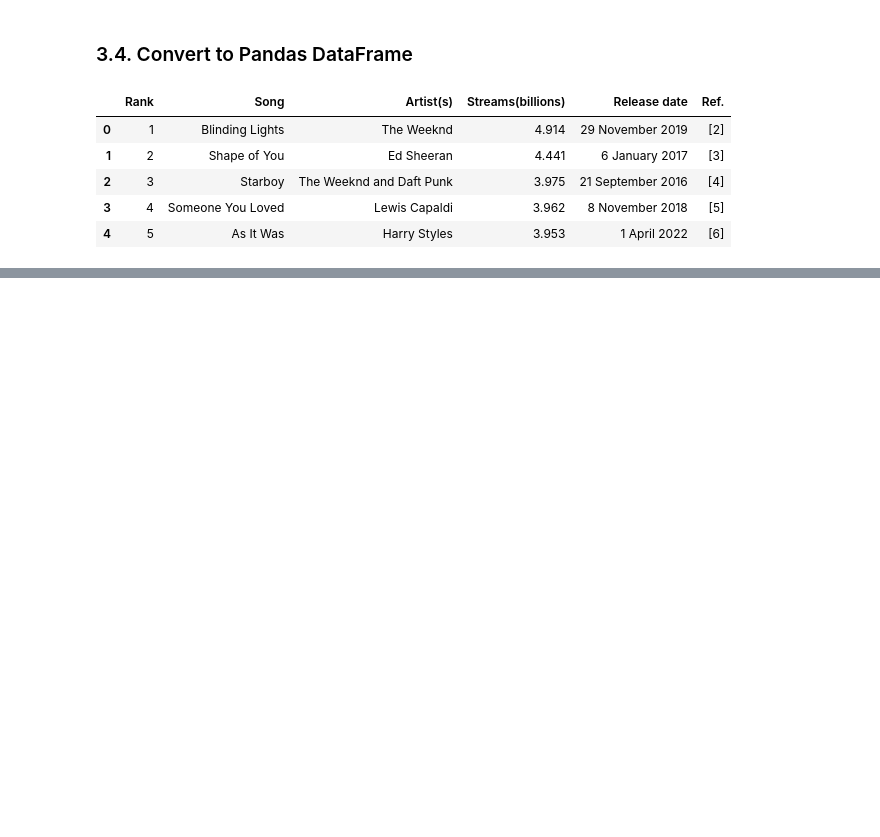
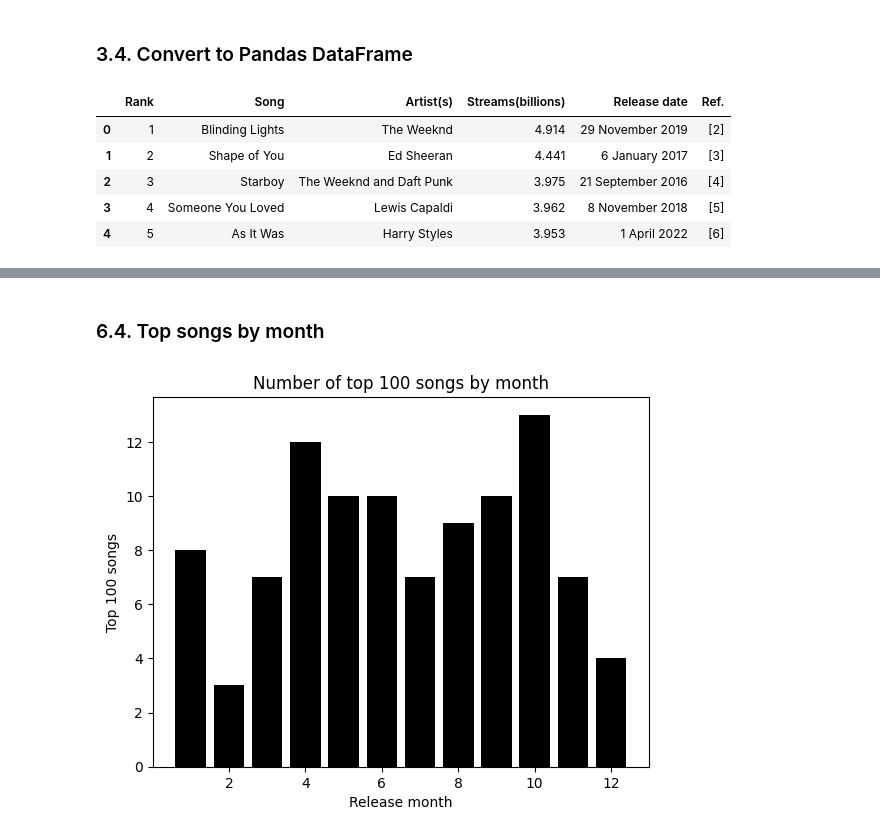
Before and after one commit to 4GeeksAcademy/gperdrizet-web-scraping-project-tutorial, a Jupyter notebook: src/explore.ipynb, the cells around one changed output, grey strips where cells are left out. Drawn from its saved outputs; the diff is of its cells as text; code cells hidden in the pictures; blank space fills up the shorter version.

```diff
--- a/src/explore.ipynb
+++ b/src/explore.ipynb
@@ -114,0 +214,12 @@ results_df.head()
+# %% [markdown]
+### 6.4. Top songs by month
+# %%
+monthly_df = results_df['Release date'].dt.month.value_counts()
+
+plt.title('Number of top 100 songs by month')
+plt.bar(monthly_df.index, monthly_df, color='black')
+plt.xlabel('Release month')
+plt.ylabel('Top 100 songs')
+plt.show()
+# %% [output]
+[figure, added]
```
Also changed, not shown: parts of 17 cells of this notebook.
